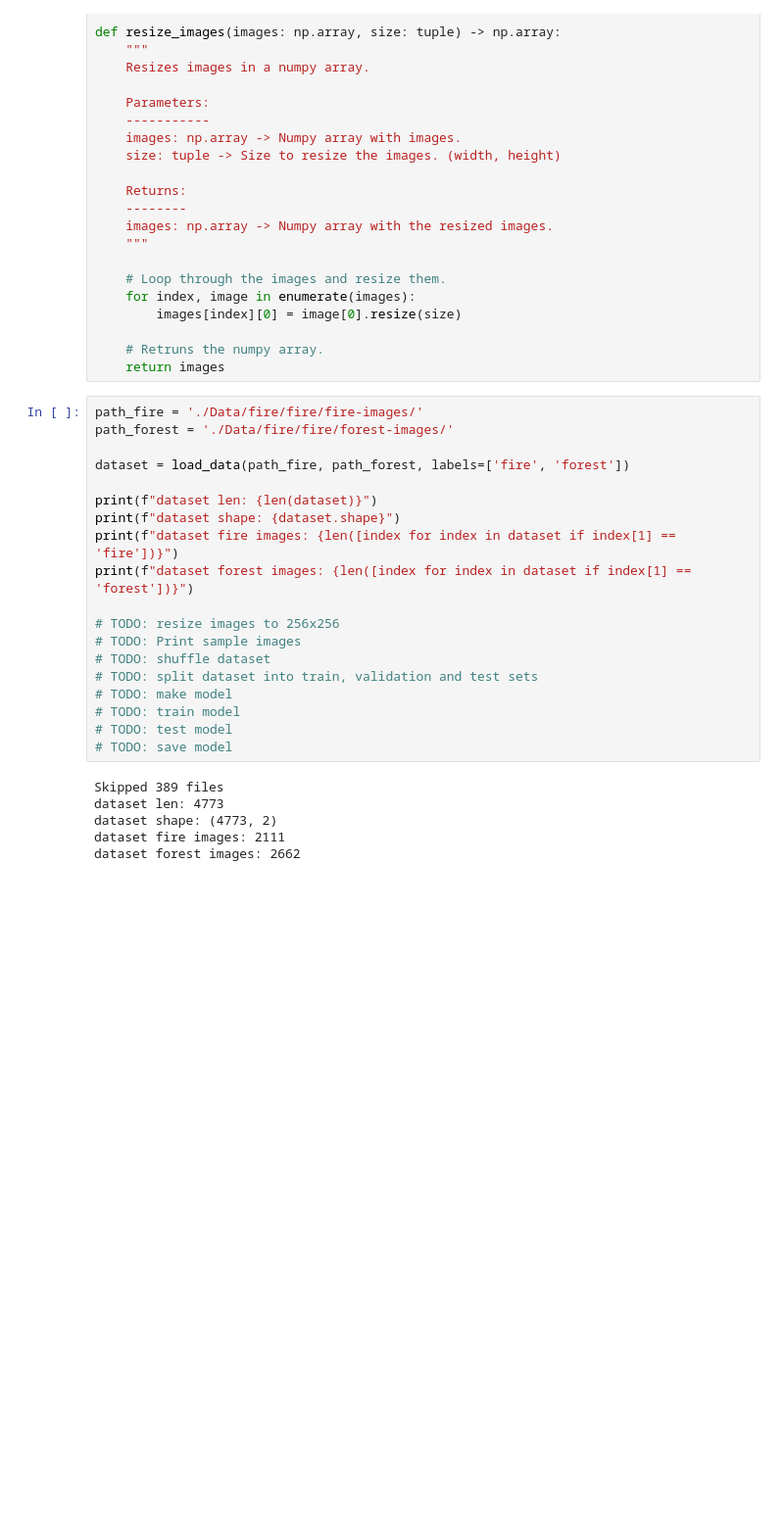
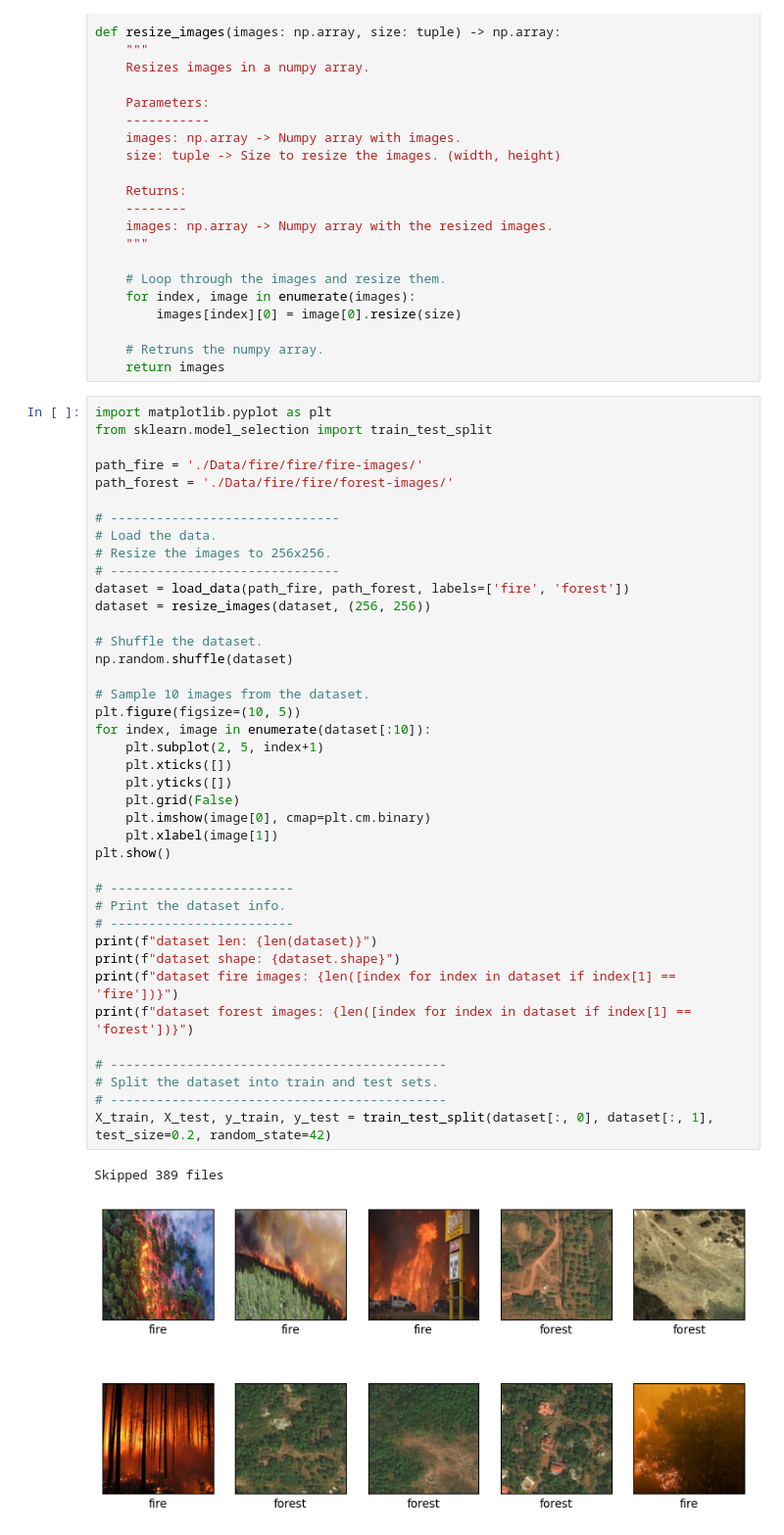
Before and after one commit to Canesp/Project_Deep_Learning, a Jupyter notebook: main.ipynb, the cells around one changed output. Shown at 98% size. Drawn from its saved outputs; the diff is of its cells as text; blank space fills up the shorter version.

Commit message:
Added train, test split and sampel images.

```diff
--- a/main.ipynb
+++ b/main.ipynb
@@ -86,27 +86,45 @@ def resize_images(images: np.array, size: tuple) -> np.array:
     # Retruns the numpy array.
     return images
 # %%
+import matplotlib.pyplot as plt
+from sklearn.model_selection import train_test_split
+
 path_fire = './Data/fire/fire/fire-images/'
 path_forest = './Data/fire/fire/forest-images/'
 
+# ------------------------------
+# Load the data.
+# Resize the images to 256x256.
+# ------------------------------
 dataset = load_data(path_fire, path_forest, labels=['fire', 'forest'])
+dataset = resize_images(dataset, (256, 256))
 
+# Shuffle the dataset.
+np.random.shuffle(dataset)
+
+# Sample 10 images from the dataset.
+plt.figure(figsize=(10, 5))
+for index, image in enumerate(dataset[:10]):
+    plt.subplot(2, 5, index+1)
+    plt.xticks([])
+    plt.yticks([])
+    plt.grid(False)
+    plt.imshow(image[0], cmap=plt.cm.binary)
+    plt.xlabel(image[1])
+plt.show()
+
+# ------------------------
+# Print the dataset info.
+# ------------------------
 print(f"dataset len: {len(dataset)}")
 print(f"dataset shape: {dataset.shape}")
 print(f"dataset fire images: {len([index for index in dataset if index[1] == 'fire'])}")
 print(f"dataset forest images: {len([index for index in dataset if index[1] == 'forest'])}")
 
-# TODO: resize images to 256x256
-# TODO: Print sample images
-# TODO: shuffle dataset
-# TODO: split dataset into train, validation and test sets
-# TODO: make model
-# TODO: train model
-# TODO: test model
-# TODO: save model
+# --------------------------------------------
+# Split the dataset into train and test sets.
+# --------------------------------------------
+X_train, X_test, y_train, y_test = train_test_split(dataset[:, 0], dataset[:, 1], test_size=0.2, random_state=42)
 # %% [output]
 Skipped 389 files
-dataset len: 4773
-dataset shape: (4773, 2)
-dataset fire images: 2111
-dataset forest images: 2662
+[figure, added]
```
Also changed, not shown: parts of 3 cells of this notebook.
